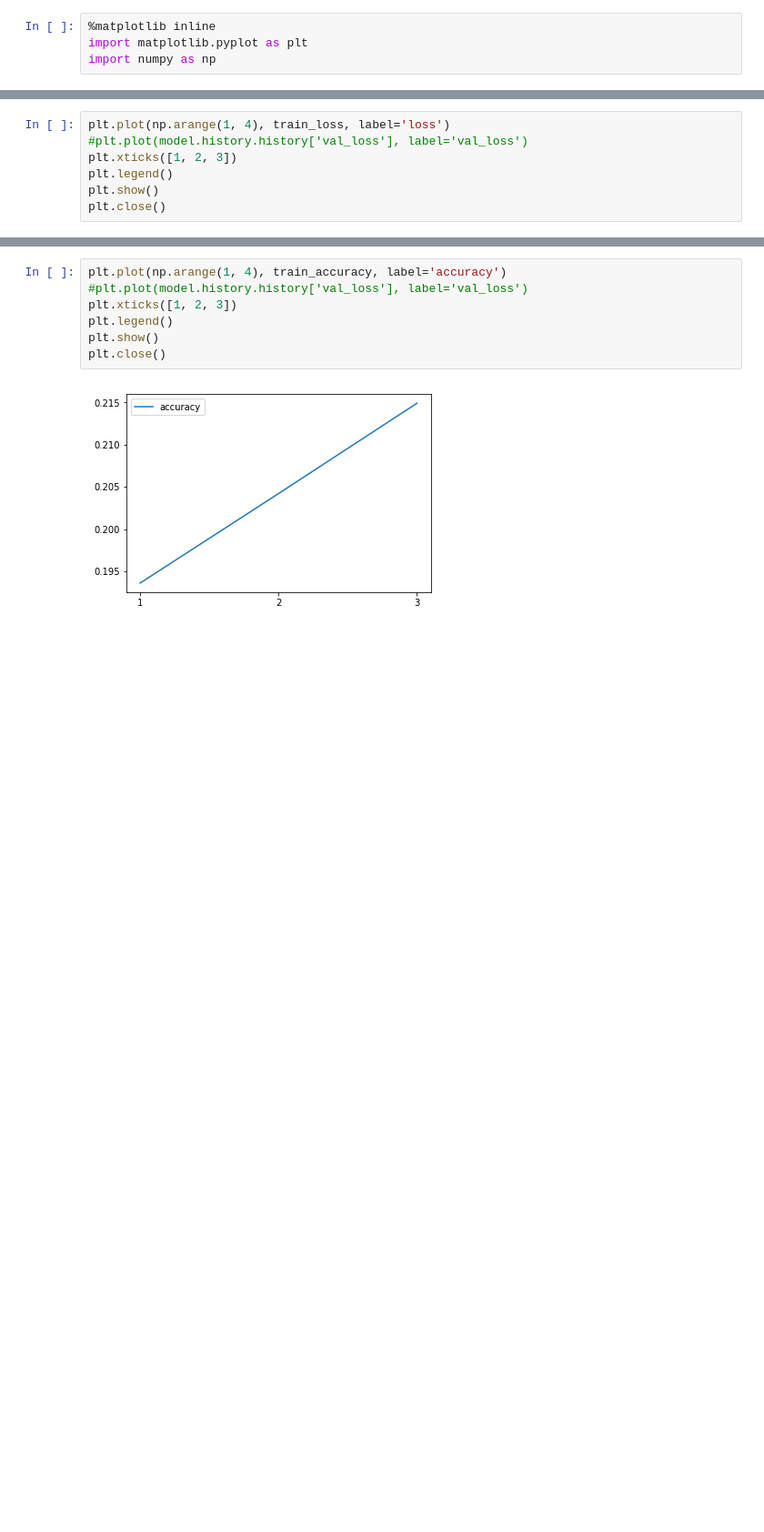
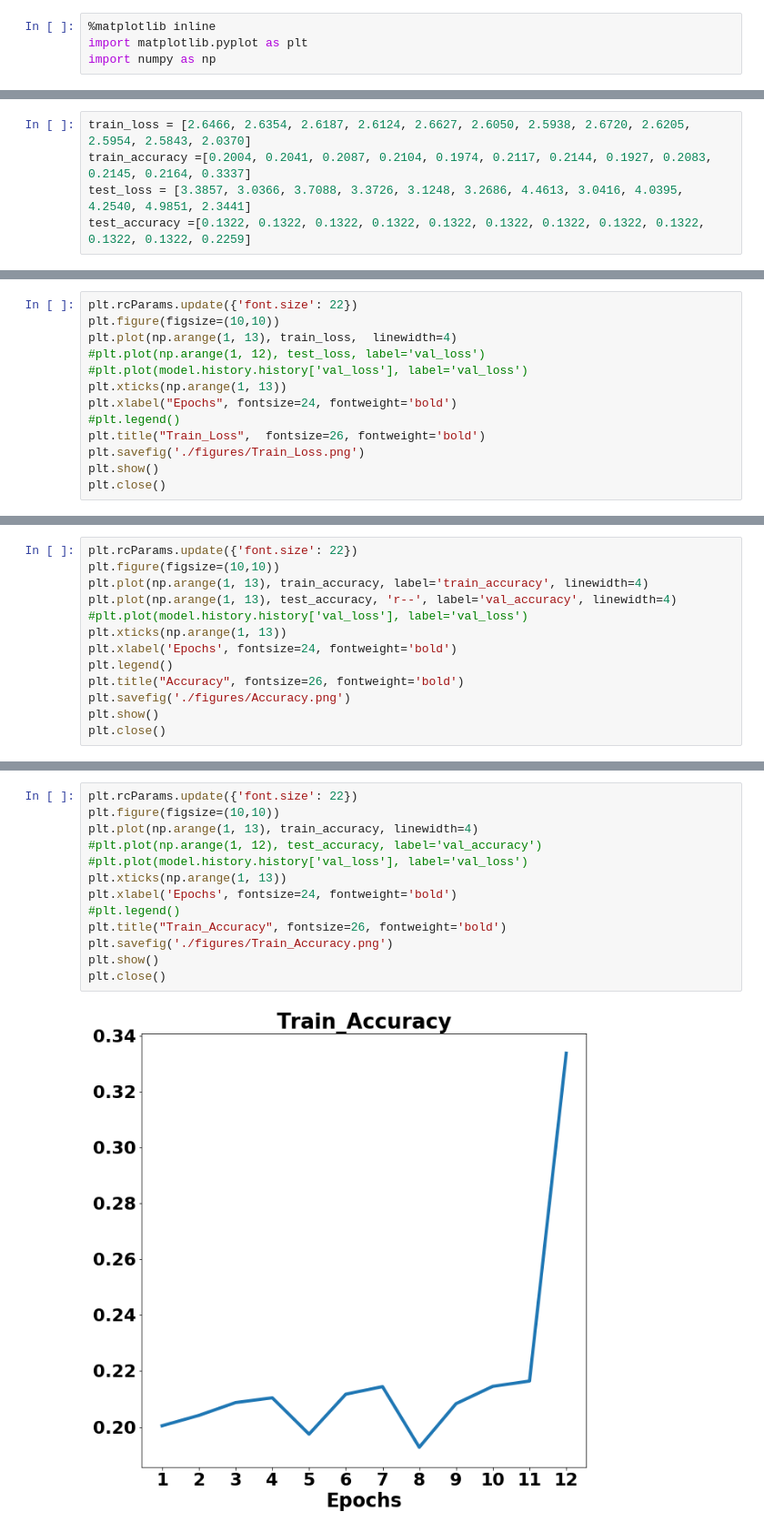
Before and after one commit to janeyoung2018/symbolic-math, a Jupyter notebook: figures.ipynb, the cells around one changed output, grey strips where cells are left out. Shown at 91% size. Cells and saved outputs as stored; diff of their text form; blank space fills up the shorter version.

```diff
--- a/figures.ipynb
+++ b/figures.ipynb
@@ -13,0 +5,5 @@ train_accuracy =[0.1936, 0.2042, 0.2149]
+# %%
+train_loss = [2.6466, 2.6354, 2.6187, 2.6124, 2.6627, 2.6050, 2.5938, 2.6720, 2.6205, 2.5954, 2.5843, 2.0370]
+train_accuracy =[0.2004, 0.2041, 0.2087, 0.2104, 0.1974, 0.2117, 0.2144, 0.1927, 0.2083, 0.2145, 0.2164, 0.3337]
+test_loss = [3.3857, 3.0366, 3.7088, 3.3726, 3.1248, 3.2686, 4.4613, 3.0416, 4.0395, 4.2540, 4.9851, 2.3441]
+test_accuracy =[0.1322, 0.1322, 0.1322, 0.1322, 0.1322, 0.1322, 0.1322, 0.1322, 0.1322, 0.1322, 0.1322, 0.2259]
@@ -14,8 +25,14 @@ train_accuracy =[0.1936, 0.2042, 0.2149]
 # %%
-plt.plot(np.arange(1, 4), train_loss, label='loss')
+plt.rcParams.update({'font.size': 22})
+plt.figure(figsize=(10,10))
+plt.plot(np.arange(1, 13), train_loss,  linewidth=4)
+#plt.plot(np.arange(1, 12), test_loss, label='val_loss')
 #plt.plot(model.history.history['val_loss'], label='val_loss')
-plt.xticks([1, 2, 3])
-plt.legend()
+plt.xticks(np.arange(1, 13))
+plt.xlabel("Epochs", fontsize=24, fontweight='bold')
+#plt.legend()
+plt.title("Train_Loss",  fontsize=26, fontweight='bold')
+plt.savefig('./figures/Train_Loss.png')
 plt.show()
 plt.close()
 # %% [output]
@@ -22,0 +40,13 @@ plt.close()
+# %%
+plt.rcParams.update({'font.size': 22})
+plt.figure(figsize=(10,10))
+plt.plot(np.arange(1, 13), train_accuracy, label='train_accuracy', linewidth=4)
+plt.plot(np.arange(1, 13), test_accuracy, 'r--', label='val_accuracy', linewidth=4)
+#plt.plot(model.history.history['val_loss'], label='val_loss')
+plt.xticks(np.arange(1, 13))
+plt.xlabel('Epochs', fontsize=24, fontweight='bold')
+plt.legend()
+plt.title("Accuracy", fontsize=26, fontweight='bold')
+plt.savefig('./figures/Accuracy.png')
+plt.show()
+plt.close()
@@ -23,9 +55,15 @@ plt.close()
 # %%
-plt.plot(np.arange(1, 4), train_accuracy, label='accuracy')
+plt.rcParams.update({'font.size': 22})
+plt.figure(figsize=(10,10))
+plt.plot(np.arange(1, 13), train_accuracy, linewidth=4)
+#plt.plot(np.arange(1, 12), test_accuracy, label='val_accuracy')
 #plt.plot(model.history.history['val_loss'], label='val_loss')
-plt.xticks([1, 2, 3])
-plt.legend()
+plt.xticks(np.arange(1, 13))
+plt.xlabel('Epochs', fontsize=24, fontweight='bold')
+#plt.legend()
+plt.title("Train_Accuracy", fontsize=26, fontweight='bold')
+plt.savefig('./figures/Train_Accuracy.png')
 plt.show()
 plt.close()
 # %% [output]
-[figure, old version]
+[figure, new version]
```
Also changed, not shown: parts of 10 cells of this notebook.
